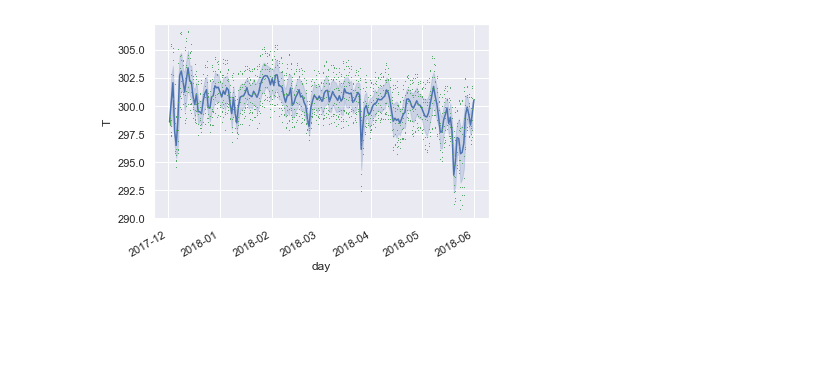
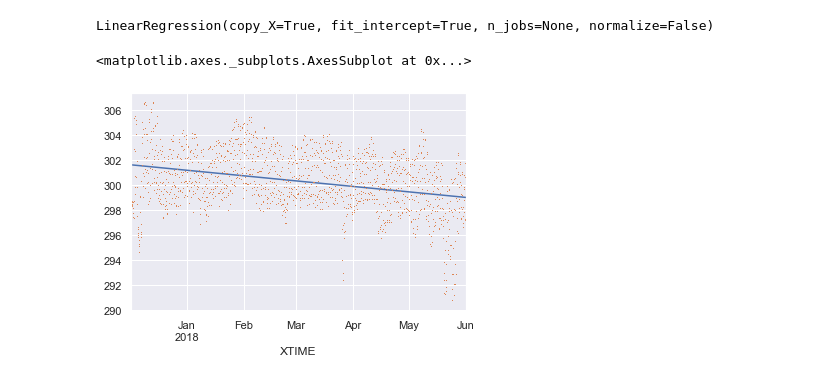
Before and after one commit to daliagachc/negi-stuff, a Jupyter notebook: negi_stuff/presentations/intro_jlab/03-explore-time.ipynb, the cells around one changed output. Cells and saved outputs as stored; diff of their text form; code cells hidden in the pictures; blank space fills up the shorter version.

```diff
--- a/negi_stuff/presentations/intro_jlab/03-explore-time.ipynb
+++ b/negi_stuff/presentations/intro_jlab/03-explore-time.ipynb
@@ -63,4 +64,0 @@ fig.autofmt_xdate()
-# %%
-ax.figure
-# %% [output]
-[figure, removed]
@@ -66,0 +69,17 @@ ax.figure
+# %%
+model = LinearRegression()
+# %%
+x = _df['secs'].values.reshape(-1,1)
+y = _df['T'   ].values.reshape(-1,1)
+# %%
+model.fit(x,y)
+# %% [output]
+LinearRegression(copy_X=True, fit_intercept=True, n_jobs=None, normalize=False)
+# %%
+_df['x_predict']=model.predict(x).flatten()
+# %%
+_df['x_predict'].plot()
+_df['T'].plot(marker=',',linewidth=0)
+# %% [output]
+<matplotlib.axes._subplots.AxesSubplot at 0x...>
+[figure, added]
```
Also changed, not shown: parts of 11 cells of this notebook, 5 other files.
